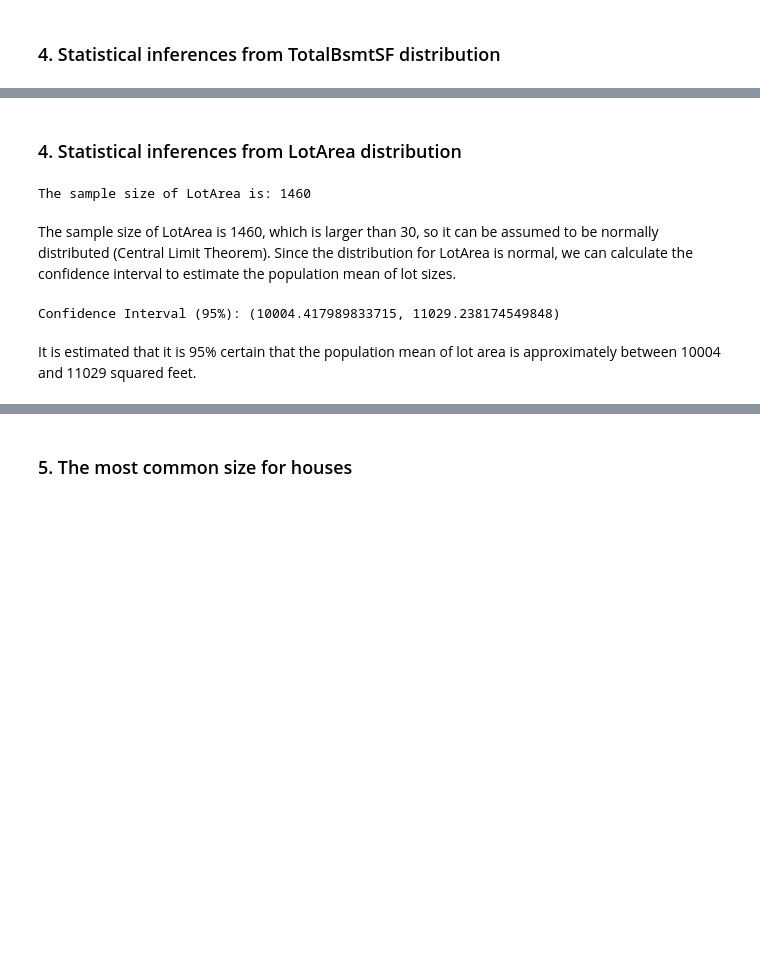
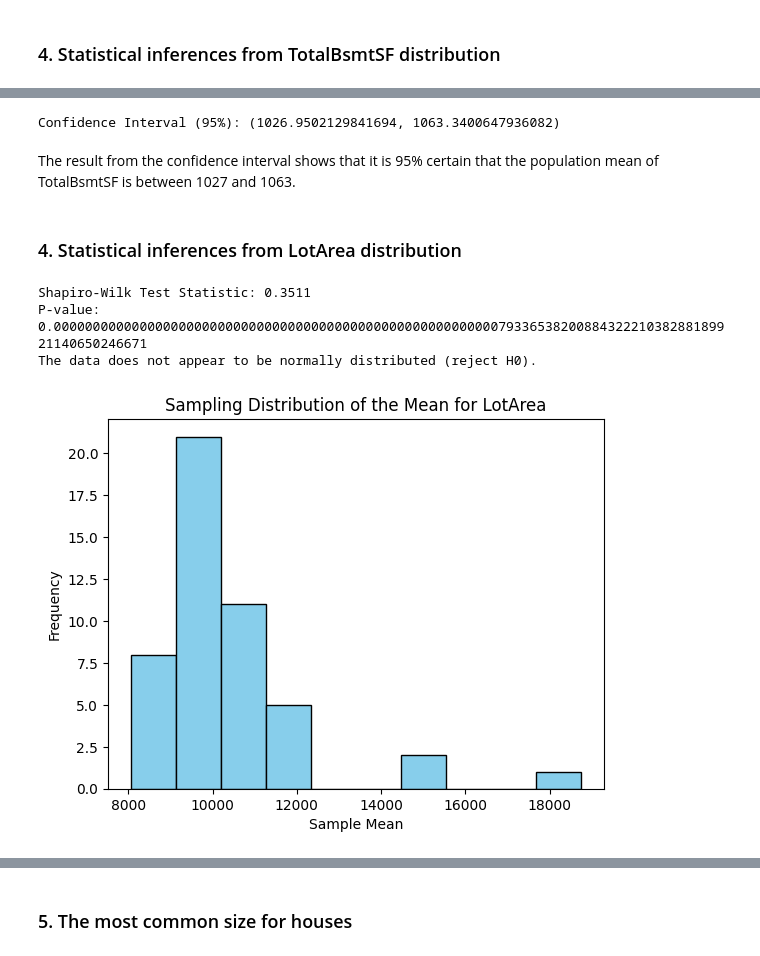
Before and after one commit to binhho304/House-Price-, a Jupyter notebook: house_price_project/housing_price.ipynb, the cells around one changed output, grey strips where cells are left out. Cells and saved outputs as stored; diff of their text form; code cells hidden in the pictures; blank space fills up the shorter version.

```diff
--- a/house_price_project/housing_price.ipynb
+++ b/house_price_project/housing_price.ipynb
@@ -237,22 +297,56 @@ It is estimated that it is 95% certain that the population mean of total basemen
+# %%
+#Calculate confidence interval
+confidence_interval2 = stats.t.interval(
+    confidence=0.95,
+    df=len(sample_means2) - 1,  # Degrees of freedom
+    loc=np.mean(sample_means2),  # Sample mean
+    scale=stats.sem(sample_means2)  # Standard error of the mean
+)
+
+print(f"Confidence Interval (95%): {confidence_interval2}")
+# %% [output]
+Confidence Interval (95%): (1026.9502129841694, 1063.3400647936082)
+# %% [markdown]
+The result from the confidence interval shows that it is 95% certain that the population mean of TotalBsmtSF is between 1027 and 1063.
 # %% [markdown]
 ### 4. Statistical inferences from LotArea distribution
-# %%
-print('The sample size of LotArea is:', len(df['LotArea']))
-# %% [output]
-The sample size of LotArea is: 1460
-# %% [markdown]
-The sample size of LotArea is 1460, which is larger than 30, so it can be assumed to be normally distributed (Central Limit Theorem). Since the distribution for LotArea is normal, we can calculate the confidence interval to estimate the population mean of lot sizes.
-# %%
-#Calculate confidence interval
-confidence_interval3 = stats.t.interval(
-    confidence=0.95,
-    df=len(df['LotArea']) - 1,  # Degrees of freedom
-    loc=np.mean(df['LotArea']),  # Sample mean
-    scale=stats.sem(df['LotArea'])  # Standard error of the mean
-)
-
-print(f"Confidence Interval (95%): {confidence_interval3}")
-# %% [output]
-Confidence Interval (95%): (10004.417989833715, 11029.238174549848)
-# %% [markdown]
-It is estimated that it is 95% certain that the population mean of lot area is approximately between 10004 and 11029 squared feet.
+# %%
+#Test for normal distribution
+statistic3, p_value3 = shapiro(df['LotArea'])
+
+alpha = 0.05
+print(f"Shapiro-Wilk Test Statistic: {statistic3:.4f}")
+print(f"P-value: {p_value3:.100f}")
+
+if p_value3 > alpha:
+    print("The data appears to be normally distributed (fail to reject H0).")
+else:
+    print("The data does not appear to be normally distributed (reject H0).")
+# %% [output]
+Shapiro-Wilk Test Statistic: 0.3511
+P-value: 0.0000000000000000000000000000000000000000000000000000000007933653820088432221038288189921140650246671
+The data does not appear to be normally distributed (reject H0).
+# %%
+#Resample into samples of means
+
+# Sampling parameters
+sample_size = 30
+num_samples = len(df['LotArea'])//sample_size
+sample_means3 = []
+
+# Generate sample means
+for _ in range(num_samples):
+    sample3 = np.random.choice(df['LotArea'], size=sample_size, replace=True)
+    sample_means3.append(np.mean(sample3))
+
+# Convert to array
+sample_means3 = np.array(sample_means3)
+
+# Plot the sampling distribution
+plt.hist(sample_means3, bins=10, color='skyblue', edgecolor='black')
+plt.title('Sampling Distribution of the Mean for LotArea')
+plt.xlabel('Sample Mean')
+plt.ylabel('Frequency')
+plt.show()
+# %% [output]
+[figure, added]
```
Also changed, not shown: parts of 25 cells of this notebook.
